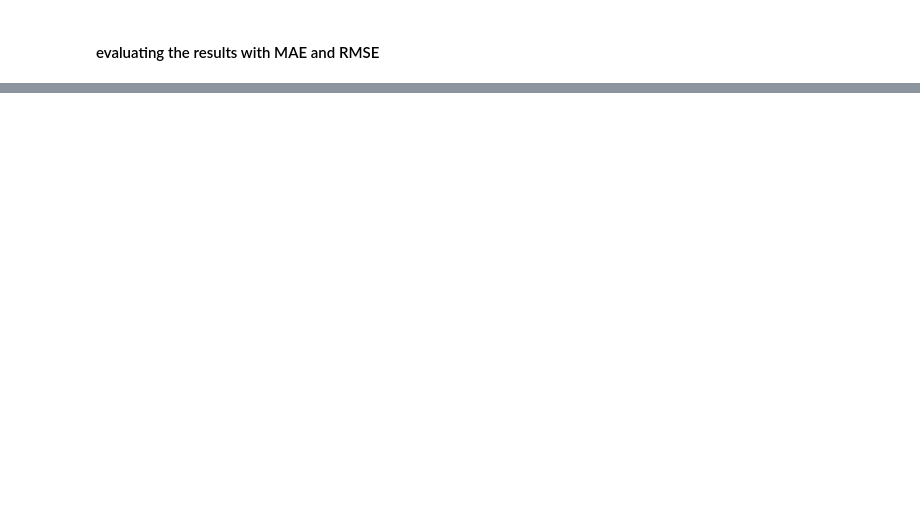
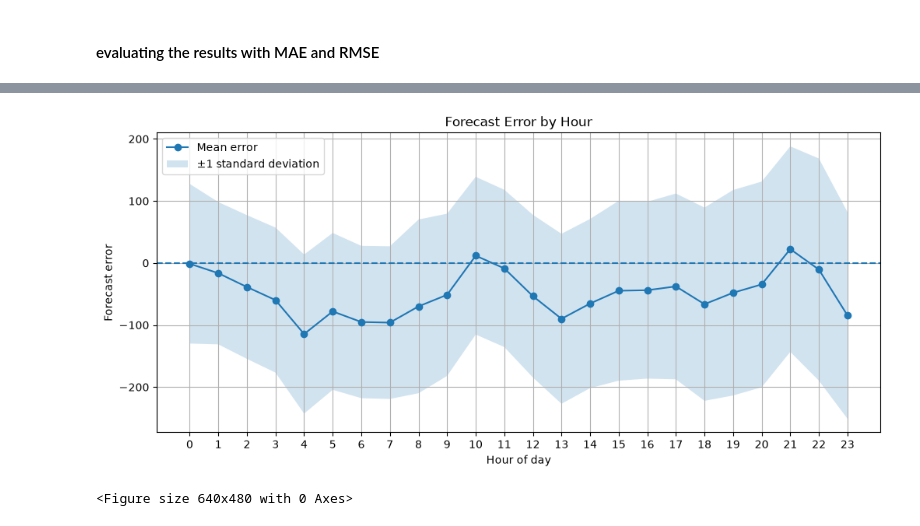
Before and after one commit to yaju1995/HacktheClimate, a Jupyter notebook: test_dataload_syn_data.ipynb, the cells around one changed output, grey strips where cells are left out. Cells and saved outputs as stored; diff of their text form; code cells hidden in the pictures; blank space fills up the shorter version.

```diff
--- a/test_dataload_syn_data.ipynb
+++ b/test_dataload_syn_data.ipynb
@@ -648,0 +818,15 @@ plt.show()
+# %%
+results = []
+
+for day in range(len(predictions_original)):
+
+    for hour in range(loader.horizon):
+
+        results.append({
+            "forecast_date": forecast_datetimes[day, 0],
+            "datetime": forecast_datetimes[day, hour],
+            "actual": actuals_original[day, hour, 0],
+            "predicted": predictions_original[day, hour, 0]
+        })
+
+results_df = pd.DataFrame(results)
@@ -648,0 +924,41 @@ plt.show()
+# %%
+import matplotlib.pyplot as plt
+
+x = hourly_error["forecast_hour"]
+mean = hourly_error["mean_error"]
+std = hourly_error["std_error"]
+
+plt.figure(figsize=(12, 5))
+
+plt.plot(
+    x,
+    mean,
+    marker="o",
+    label="Mean error"
+)
+
+plt.fill_between(
+    x,
+    mean - std,
+    mean + std,
+    alpha=0.2,
+    label="±1 standard deviation"
+)
+
+plt.axhline(
+    0,
+    linestyle="--"
+)
+
+plt.xlabel("Hour of day")
+plt.ylabel("Forecast error")
+plt.title("Forecast Error by Hour")
+plt.xticks(range(24))
+plt.legend()
+plt.grid(True)
+
+plt.show()
+plt.savefig(f"{SAVE_DIR}/forecast_error_by_hour_Mean_std.png", dpi=300)
+# %% [output]
+[figure, added]
+<Figure size 640x480 with 0 Axes>
```
Also changed, not shown: parts of 26 cells of this notebook, 15 other files.
